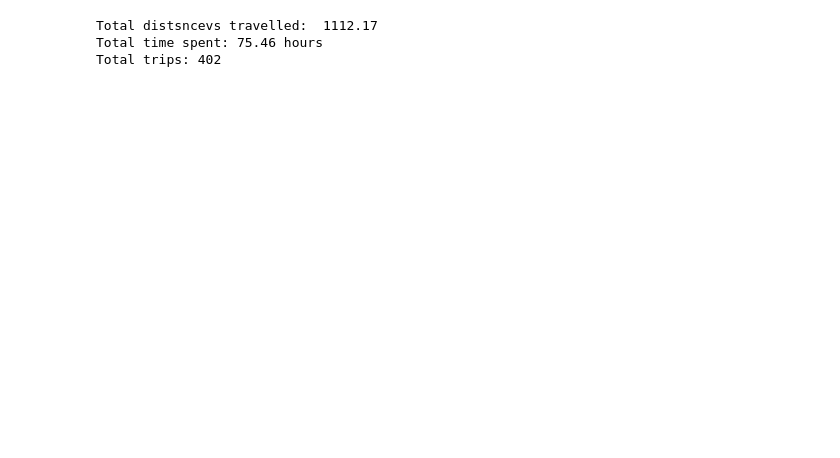
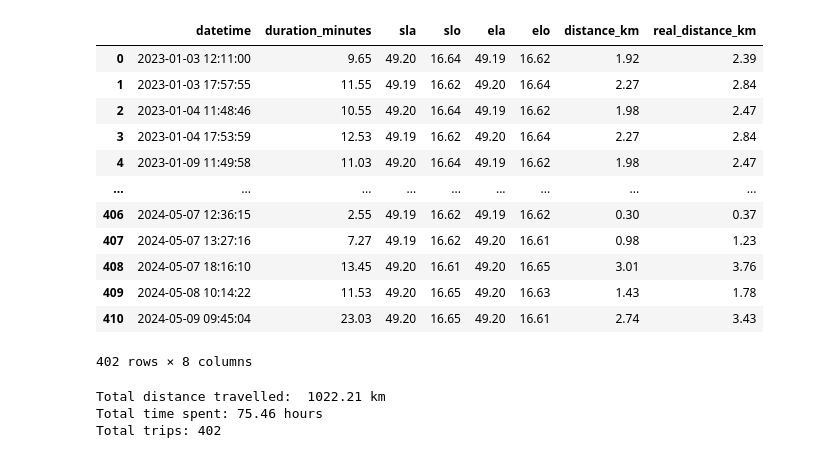
Before and after one commit to t0mk/nextbike_activity_analysis, a Jupyter notebook: analysis.ipynb, the cells around one changed output. Saved outputs shown, nothing was run; the diff lists cells and outputs as text; code cells hidden in the pictures; blank space fills up the shorter version.

```diff
--- a/analysis.ipynb
+++ b/analysis.ipynb
@@ -30,26 +31,45 @@ df.take([138])
 # %%
+# Calulate distance between start and end location
+
 # we use haversine package to calculate the distance between two points
-df['distance'] = df.apply(lambda x: hs.haversine((x['sla'], x['slo']), (x['ela'], x['elo']), unit=hs.Unit.KILOMETERS), axis=1)
+df['distance_km'] = df.apply(lambda x: hs.haversine((x['sla'], x['slo']), (x['ela'], x['elo']), unit=hs.Unit.KILOMETERS), axis=1)
 
-# I measured that travel distance is 1.36 times the aerial distance
-df['map_distance'] = df.distance * 1.36
+# I measured that travel distance is approximately 1.25 times the aerial distance
+df['real_distance_km'] = df.distance_km * 1.25
 
 
 # Cleanup
 
-# I never drive more than 50 km on nextbike
-df = df[df.distance < 50]
-df = df[df.distance > 0]
+# I never drive more than 50 km on nextbike, anything so high is an error
+df = df[df.distance_km < 50]
+df = df[df.distance_km > 0]
 
 # I never spent more than 2 hours on nextbike
-df = df[df.duration < 2 * 60]
+df = df[df.duration_minutes < 120]
+
+df
+# %% [output]
+|  | datetime | duration_minutes | sla | slo | ela | elo | distance_km | real_distance_km |
+| 0 | 2023-01-03 12:11:00 | 9.65 | 49.20 | 16.64 | 49.19 | 16.62 | 1.92 | 2.39 |
+| 1 | 2023-01-03 17:57:55 | 11.55 | 49.19 | 16.62 | 49.20 | 16.64 | 2.27 | 2.84 |
+| 2 | 2023-01-04 11:48:46 | 10.55 | 49.20 | 16.64 | 49.19 | 16.62 | 1.98 | 2.47 |
+| 3 | 2023-01-04 17:53:59 | 12.53 | 49.19 | 16.62 | 49.20 | 16.64 | 2.27 | 2.84 |
+| 4 | 2023-01-09 11:49:58 | 11.03 | 49.20 | 16.64 | 49.19 | 16.62 | 1.98 | 2.47 |
+| ... | ... | ... | ... | ... | ... | ... | ... | ... |
+| 406 | 2024-05-07 12:36:15 | 2.55 | 49.19 | 16.62 | 49.19 | 16.62 | 0.30 | 0.37 |
+| 407 | 2024-05-07 13:27:16 | 7.27 | 49.19 | 16.62 | 49.20 | 16.61 | 0.98 | 1.23 |
+| 408 | 2024-05-07 18:16:10 | 13.45 | 49.20 | 16.61 | 49.20 | 16.65 | 3.01 | 3.76 |
+| 409 | 2024-05-08 10:14:22 | 11.53 | 49.20 | 16.65 | 49.20 | 16.63 | 1.43 | 1.78 |
+| 410 | 2024-05-09 09:45:04 | 23.03 | 49.20 | 16.65 | 49.20 | 16.61 | 2.74 | 3.43 |
+402 rows × 8 columns
 # %%
-pd.set_option('display.precision', 2)
+# Print general stats about my rides
 
-print("Total distance travelled:  %.2f" % df.map_distance.sum())
-print("Total time spent: %.2f" % (df.duration.sum() / 60), "hours")
+
+print("Total distance travelled:  %.2f km" % df.real_distance_km.sum())
+print("Total time spent: %.2f" % (df.duration_minutes.sum() / 60), "hours")
 print("Total trips:", df.shape[0])
 # %% [output]
-Total distsncevs travelled:  1112.17
+Total distance travelled:  1022.21 km
 Total time spent: 75.46 hours
 Total trips: 402
```
Also changed, not shown: parts of 9 cells of this notebook, 4 other files.
